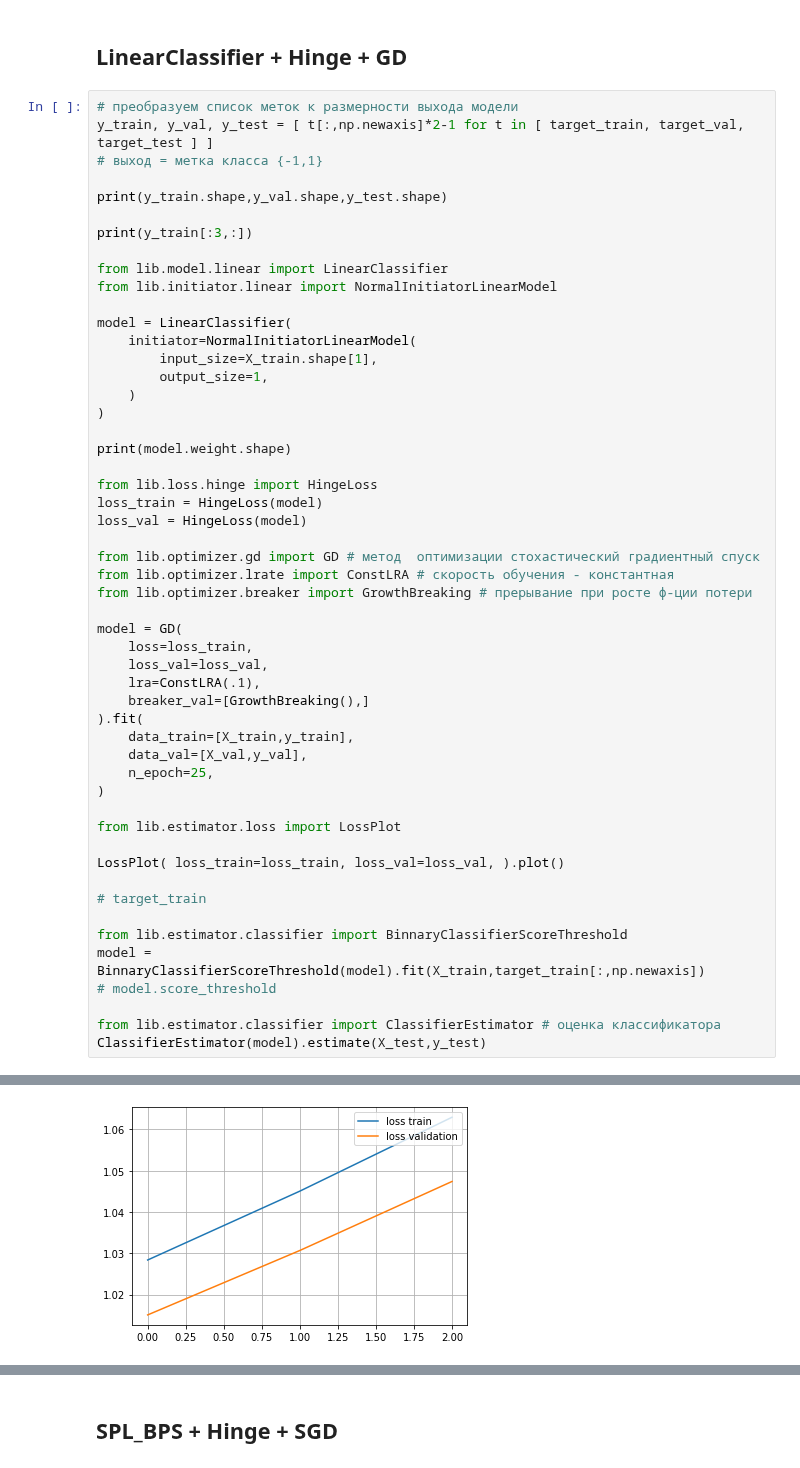
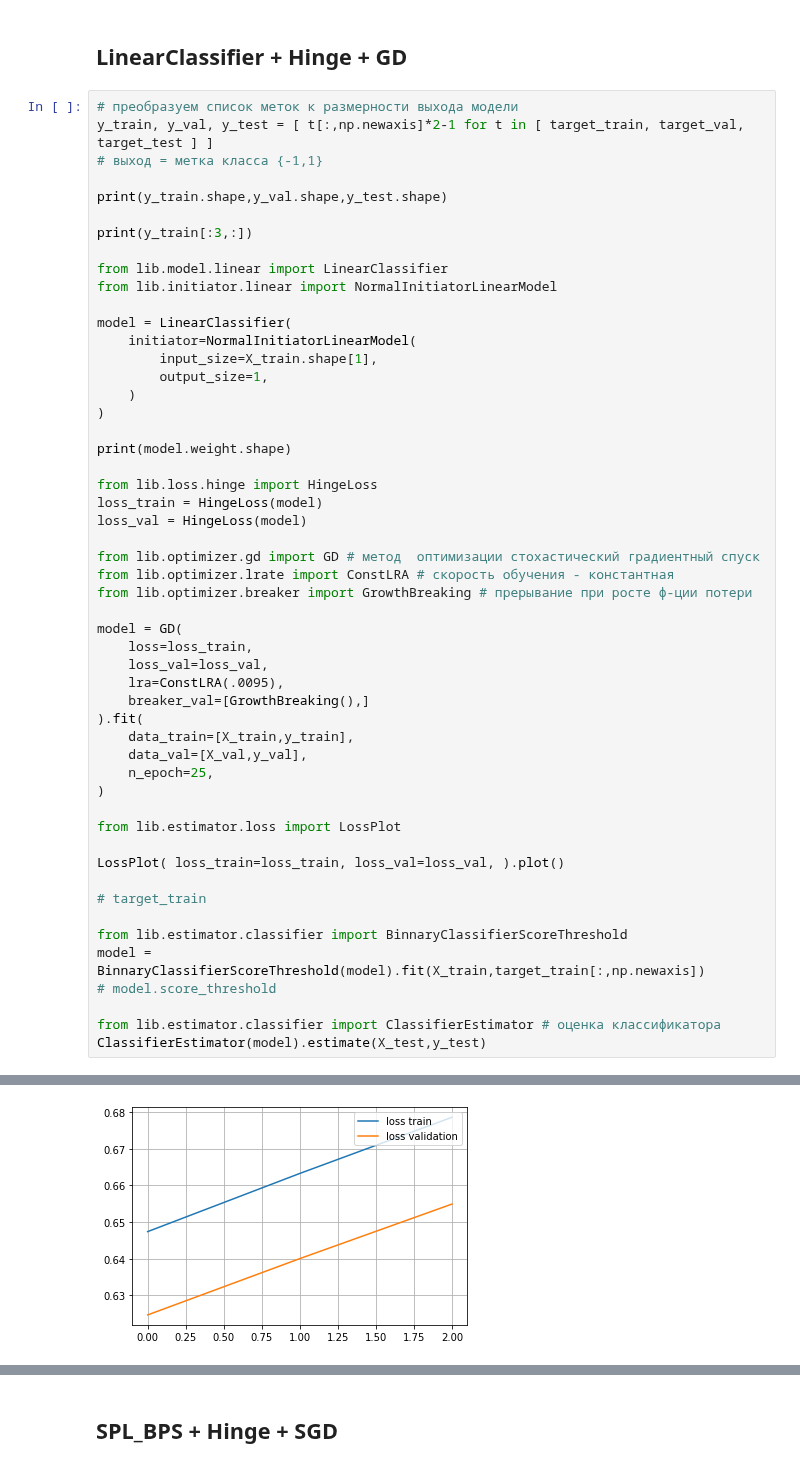
Before and after one commit to mechanoid5/ml_lib, a Jupyter notebook: classifier_bin.ipynb, the cells around one changed output, grey strips where cells are left out. Cells and saved outputs as stored; diff of their text form.

```diff
--- a/classifier_bin.ipynb
+++ b/classifier_bin.ipynb
@@ -183,7 +183,7 @@ from lib.optimizer.breaker import GrowthBreaking # прерывание при
 model = GD(
     loss=loss_train,
     loss_val=loss_val,
-    lra=ConstLRA(.1),
+    lra=ConstLRA(.0095),
     breaker_val=[GrowthBreaking(),]
 ).fit(
     data_train=[X_train,y_train],
@@ -224,2 +224,2 @@ weighted avg       0.41      0.41      0.41      3300
 <lib.estimator.classifier.ClassifierEstimator at 0x...>
-[figure, old version]
+[figure, new version]
```
Also changed, not shown: parts of 13 cells of this notebook, 3 other files.
